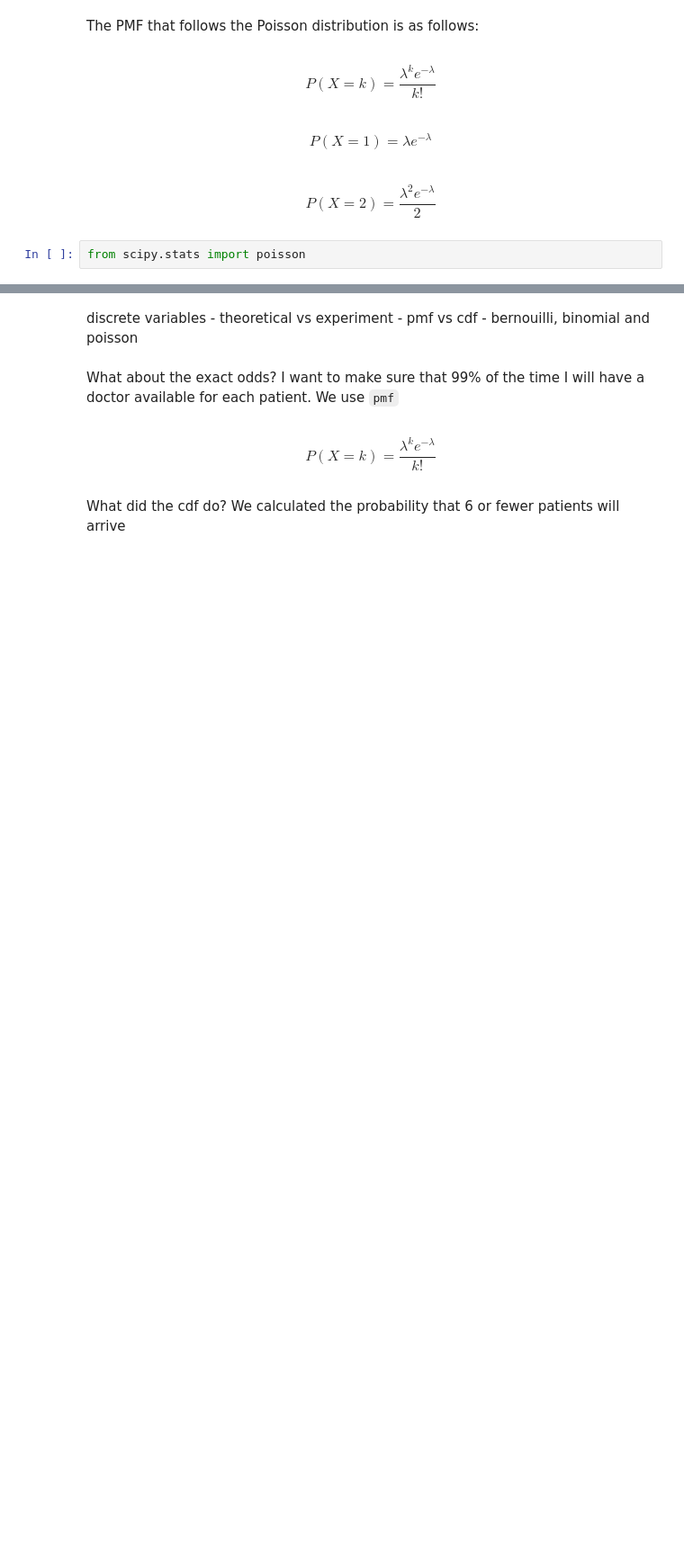
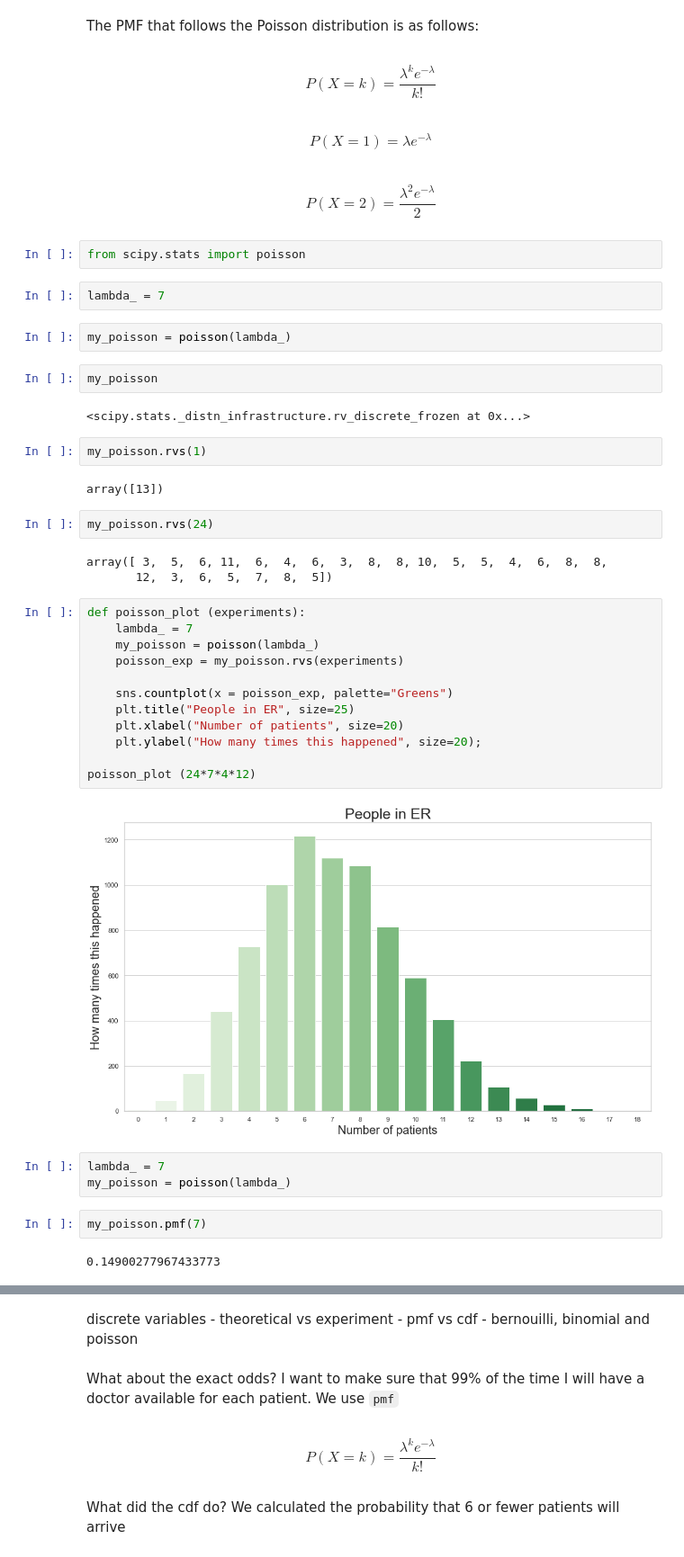
Before and after one commit to Ironhack-data-bcn-january-2024/lectures, a Jupyter notebook: week-5/03 - Distributions I - Discrete.ipynb, the cells around one changed output, grey strips where cells are left out. Shown at 90% size. Saved outputs shown, nothing was run; the diff lists cells and outputs as text; blank space fills up the shorter version.

```diff
--- a/week-5/03 - Distributions I - Discrete.ipynb
+++ b/week-5/03 - Distributions I - Discrete.ipynb
@@ -372,3 +558,41 @@ $$P(X=1)=\lambda e^{-\lambda }$$
 $$P(X=2)=\frac{\lambda ^{2}e^{-\lambda }}{2}$$
 # %%
 from scipy.stats import poisson
+# %%
+lambda_ = 7
+# %%
+my_poisson = poisson(lambda_)
+# %%
+my_poisson
+# %% [output]
+<scipy.stats._distn_infrastructure.rv_discrete_frozen at 0x...>
+# %%
+my_poisson.rvs(1)
+# %% [output]
+array([13])
+# %%
+my_poisson.rvs(24)
+# %% [output]
+array([ 3,  5,  6, 11,  6,  4,  6,  3,  8,  8, 10,  5,  5,  4,  6,  8,  8,
+       12,  3,  6,  5,  7,  8,  5])
+# %%
+def poisson_plot (experiments):
+    lambda_ = 7
+    my_poisson = poisson(lambda_)
+    poisson_exp = my_poisson.rvs(experiments)
+
+    sns.countplot(x = poisson_exp, palette="Greens")
+    plt.title("People in ER", size=25)
+    plt.xlabel("Number of patients", size=20)
+    plt.ylabel("How many times this happened", size=20);
+
+poisson_plot (24*7*4*12)
+# %% [output]
+[figure, added]
+# %%
+lambda_ = 7
+my_poisson = poisson(lambda_)
+# %%
+my_poisson.pmf(7)
+# %% [output]
+0.14900277967433773
```
Also changed, not shown: parts of 45 cells of this notebook, 1 other file.
